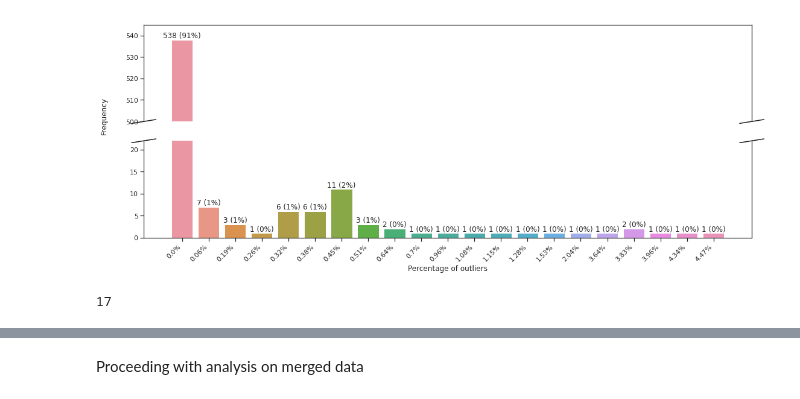
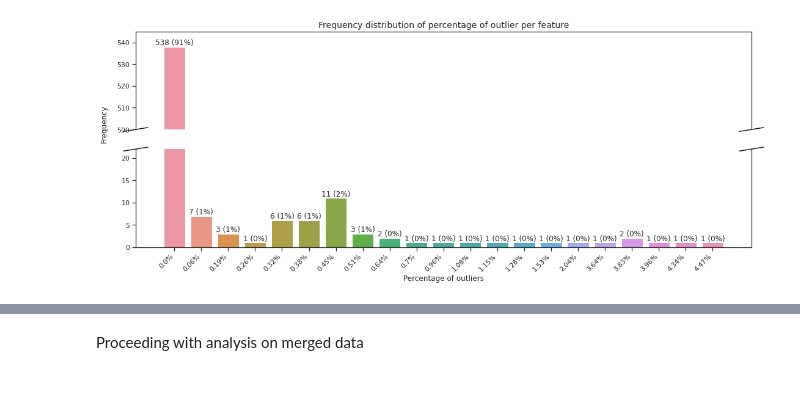
Before and after one commit to hinatanvir/Fault-Detection-SECOM, a Jupyter notebook: EDA.ipynb, the cells around one changed output, grey strips where cells are left out. Drawn from its saved outputs; the diff is of its cells as text; code cells hidden in the pictures.

```diff
--- a/EDA.ipynb
+++ b/EDA.ipynb
@@ -147,30 +149,26 @@ sns.set(style="whitegrid", font="CMU Sans Serif" )
 sns.set_style("ticks")
 # create a color palette (we only have three different colors for the three different tests T1...T3)
 pal = sns.color_palette(n_colors=3)
-#f, (ax1, ax2) = plt.subplots(ncols=1, nrows=2,
-#                             sharex=True)
+#shared x axis
 f, (ax1,ax2)= plt.subplots(2,1,sharex = True,sharey=False,figsize=(20, 7))
-ax1 = sns.countplot(x='count_3s_perc',
-                   data=result1, ax=ax1)
+ax1 = sns.countplot(x='count_3s_perc',data=result1, ax=ax1)
 sns.set(style="whitegrid", font="CMU Sans Serif" )
 sns.set_style("ticks")
 # we basically do the same thing again for the second plot
-ax2 = sns.countplot(x='count_3s_perc',
-                   data=result1, ax=ax2)
+ax2 = sns.countplot(x='count_3s_perc',data=result1, ax=ax2)
 
 ax1.set_ylim(500, 545)
 ax2.set_ylim(0, 22)
-
 # the upper part does not need its own x axis as it shares one with the lower part
 ax1.get_xaxis().set_visible(False)
-
 # by default, each part will get its own "Latency in ms" label, but we want to set a common for the whole figure
 # first, remove the y label for both subplots
+ax1.set_title("Frequency distribution of percentage of outlier per feature", size=14)
 ax1.set_ylabel("")
 ax2.set_ylabel("")
-ax2.set_xlabel("Percentage of outliers")
+ax2.set_xlabel("Percentage of outliers", size=12 )
 # then, set a new label on the plot (basically just a piece of text) and move it to where it makes sense (requires trial and error)
-f.text(0.1, 0.55,"Frequency", va="center", rotation="vertical")
+f.text(0.11, 0.55,"Frequency", va="center", rotation="vertical")
 
 # let's put some ticks on the top of the upper part and bottom of the lower part for style
 ax1.xaxis.tick_top()
@@ -180,31 +178,31 @@ labels = [item.get_text() for item in ax2.get_xticklabels()]
 ax2.set_xticklabels([str(round(float(label), 2)) + '%' for label in labels],rotation=45,ha="right")
 
 abs_values = result1['count_3s_perc'].value_counts().sort_index()
 rel_values = result1['count_3s_perc'].value_counts(normalize=True).sort_index().values * 100
 lbls = [f'{p[0]} ({p[1]:.0f}%)' for p in zip(abs_values, rel_values)]
 ax1.bar_label(container=ax1.containers[0], labels=lbls)
 ax2.bar_label(container=ax2.containers[0], labels=lbls)
 #labels = [f' {v.get_width()}\n {df.iloc[i, 1]}%' for i, v in enumerate(ax.containers[0])]
 
 
 # finally, adjust everything a bit to make it prettier (this just moves everything, best to try and iterate)
 f.subplots_adjust(left=0.15, right=0.85, bottom=0.15, top=0.85)
 #add_value_labels(ax2,5)
 
 # label each bar in histogram
 #plt.show()
 ax1.spines['bottom'].set_visible(False)
 ax2.spines['top'].set_visible(False)
 d = .02  # how big to make the diagonal lines in axes coordinates
 # arguments to pass to plot, just so we don't keep repeating them
 kwargs = dict(transform=ax1.transAxes, color="k", clip_on=False)
 ax1.plot((-d, +d), (-d, +d), **kwargs)        # top-left diagonal
 ax1.plot((1 - d, 1 + d), (-d, +d), **kwargs)  # top-right diagonal
 
 kwargs.update(transform=ax2.transAxes)  # switch to the bottom axes
 ax2.plot((-d, +d), (1 - d, 1 + d), **kwargs)  # bottom-left diagonal
 ax2.plot((1 - d, 1 + d), (1 - d, 1 + d), **kwargs)  # bottom-right diagonal
 
 plt.show()
 # %% [output]
-[figure, old version]
+[figure, new version]
@@ -267,4 +208,0 @@ plt.show()
-# %%
-ax2.patches[1].get_height()
-# %% [output]
-17
```
Also changed, not shown: parts of 23 cells of this notebook.
